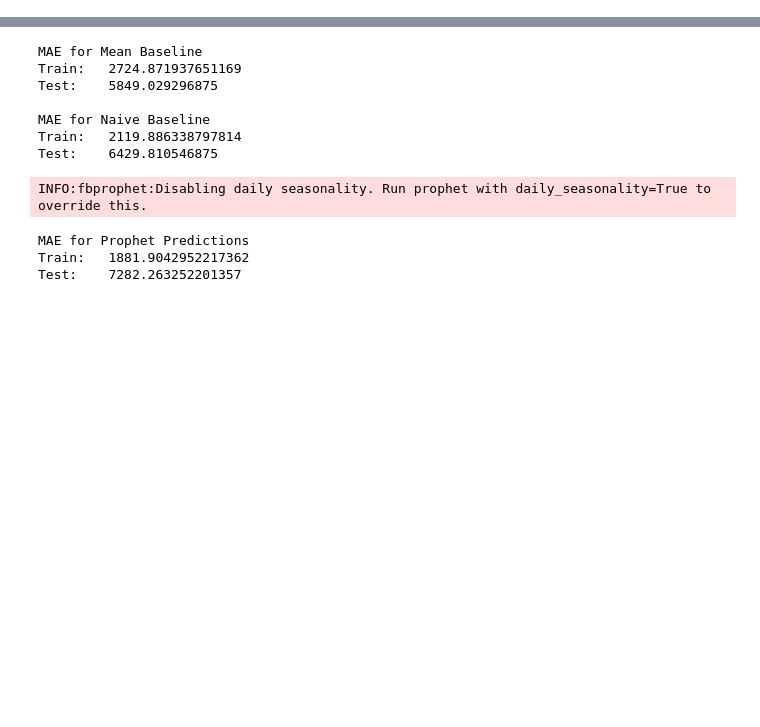
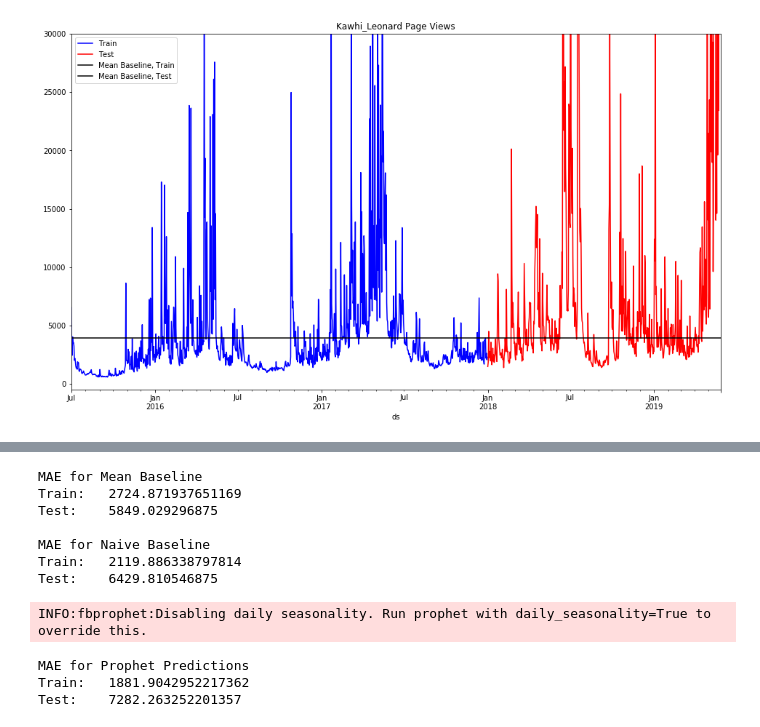
Before and after one commit to bloominstituteoftechnology/DS-Unit-2-Regression-1, a Jupyter notebook: module2-evaluating-forecasts/Assignment.ipynb, the cells around one changed output, grey strips where cells are left out. Cells and saved outputs as stored; diff of their text form; code cells hidden in the pictures; blank space fills up the shorter version.

```diff
--- a/module2-evaluating-forecasts/Assignment.ipynb
+++ b/module2-evaluating-forecasts/Assignment.ipynb
@@ -32,2 +38,15 @@ test['mean_baseline'] = train['y'].mean()
 train['naive_baseline'] = train['y'].shift(1).bfill()
 test['naive_baseline'] = train['y'].iloc[-1]
+# %%
+ax = train.plot(x='ds', y='y', color='blue', label='Train', figsize=(16, 9))
+test.plot(x='ds', y='y', color='red', label='Test', ax=ax)
+train.plot(x='ds', y='mean_baseline', color='black',
+           label='Mean Baseline, Train', ax=ax)
+test.plot(x='ds', y='mean_baseline', color='black',
+          label='Mean Baseline, Test', ax=ax)
+# Zoom in a bit for a better view
+plt.ylim(-500, 30000)
+plt.title(f'{article} Page Views')
+plt.show()
+# %% [output]
+[figure, added]
```
Also changed, not shown: parts of 3 cells of this notebook.
